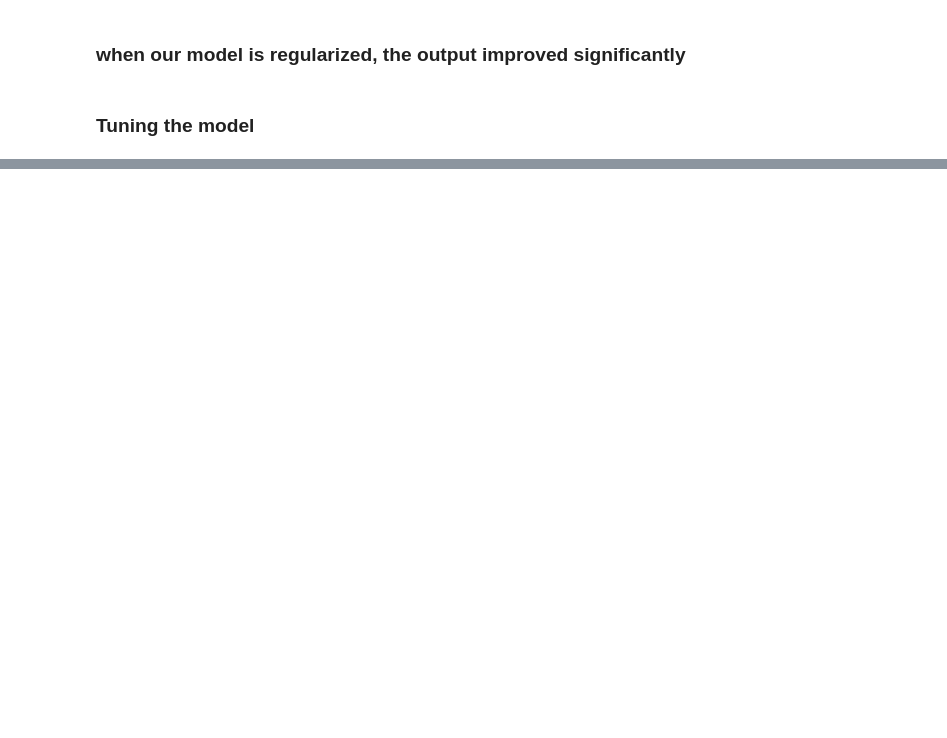
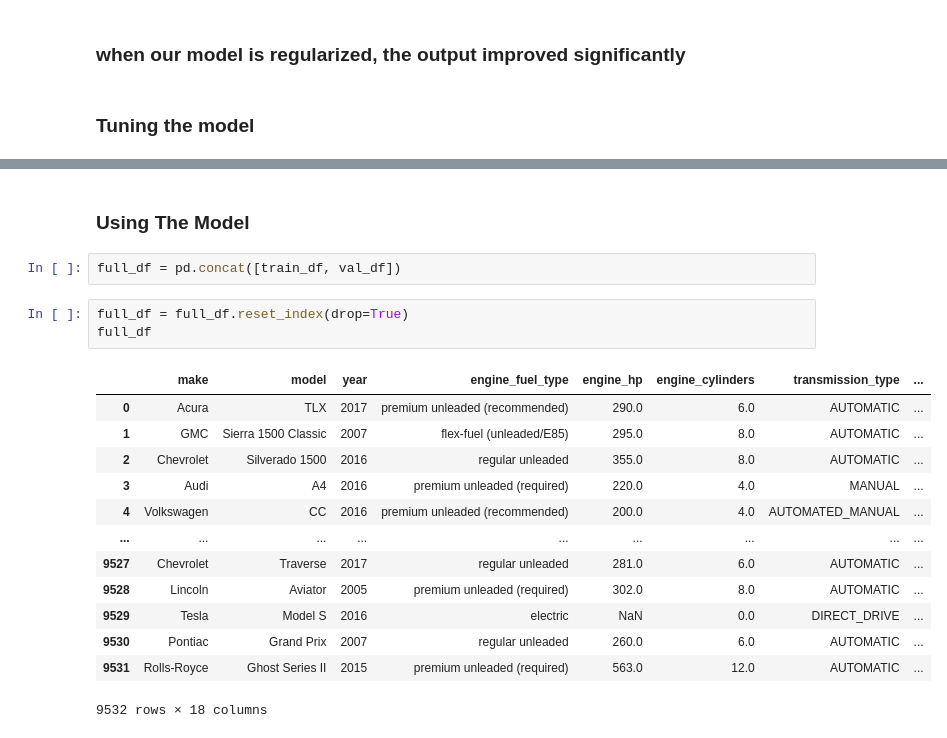
Before and after one commit to sam47-asfaw/ml_zoomcamp, a Jupyter notebook: 02-regression/car_price_lecture.ipynb, the cells around one changed output, grey strips where cells are left out. Drawn from its saved outputs; the diff is of its cells as text; blank space fills up the shorter version.

```diff
--- a/02-regression/car_price_lecture.ipynb
+++ b/02-regression/car_price_lecture.ipynb
@@ -869,0 +860,21 @@ For r: 1 :score is :0.46
+# %% [markdown]
+### Using The Model
+# %%
+full_df = pd.concat([train_df, val_df])
+# %%
+full_df = full_df.reset_index(drop=True)
+full_df
+# %% [output]
+|  | make | model | year | engine_fuel_type | engine_hp | engine_cylinders | transmission_type | ... |
+| 0 | Acura | TLX | 2017 | premium unleaded (recommended) | 290.0 | 6.0 | AUTOMATIC | ... |
+| 1 | GMC | Sierra 1500 Classic | 2007 | flex-fuel (unleaded/E85) | 295.0 | 8.0 | AUTOMATIC | ... |
+| 2 | Chevrolet | Silverado 1500 | 2016 | regular unleaded | 355.0 | 8.0 | AUTOMATIC | ... |
+| 3 | Audi | A4 | 2016 | premium unleaded (required) | 220.0 | 4.0 | MANUAL | ... |
+| 4 | Volkswagen | CC | 2016 | premium unleaded (recommended) | 200.0 | 4.0 | AUTOMATED_MANUAL | ... |
+| ... | ... | ... | ... | ... | ... | ... | ... | ... |
+| 9527 | Chevrolet | Traverse | 2017 | regular unleaded | 281.0 | 6.0 | AUTOMATIC | ... |
+| 9528 | Lincoln | Aviator | 2005 | premium unleaded (required) | 302.0 | 8.0 | AUTOMATIC | ... |
+| 9529 | Tesla | Model S | 2016 | electric | NaN | 0.0 | DIRECT_DRIVE | ... |
+| 9530 | Pontiac | Grand Prix | 2007 | regular unleaded | 260.0 | 6.0 | AUTOMATIC | ... |
+| 9531 | Rolls-Royce | Ghost Series II | 2015 | premium unleaded (required) | 563.0 | 12.0 | AUTOMATIC | ... |
+9532 rows × 18 columns
```
Also changed, not shown: parts of 37 cells of this notebook, 1 other file.
